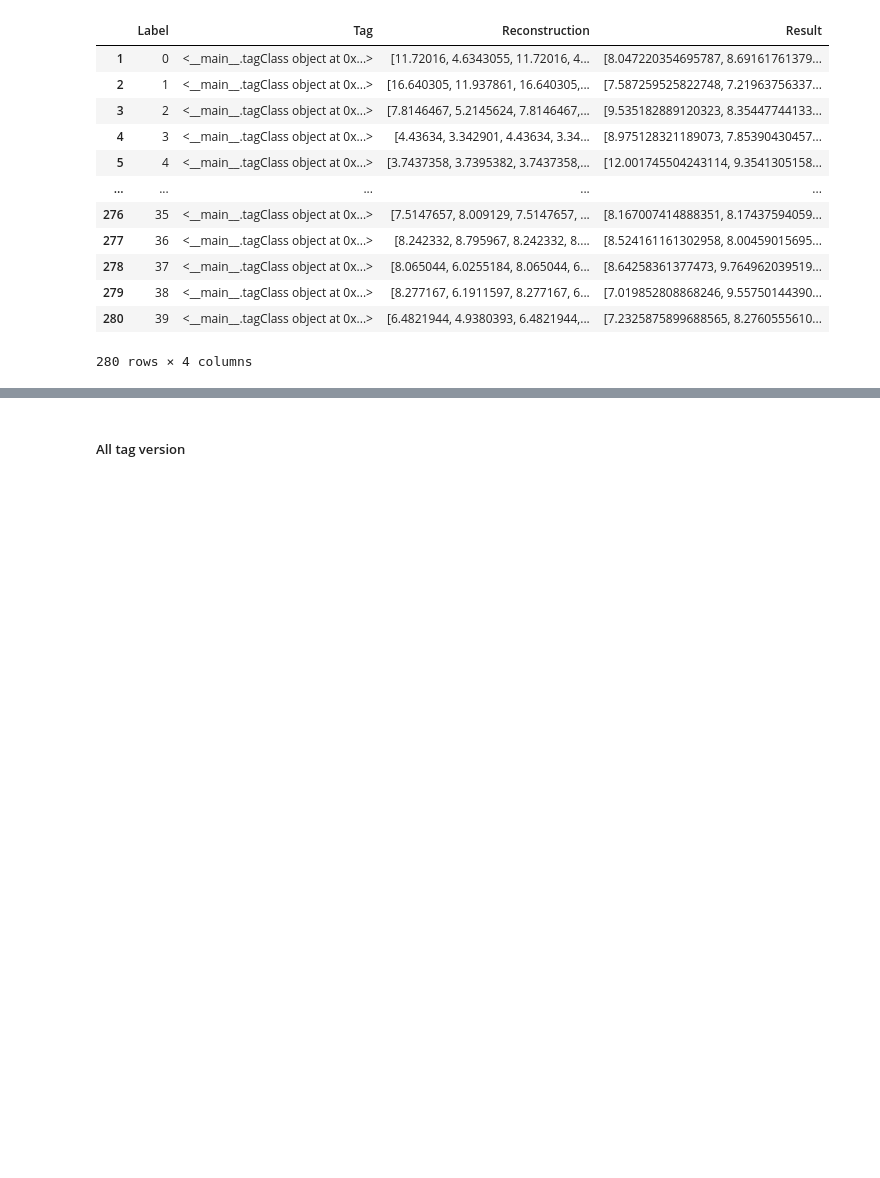
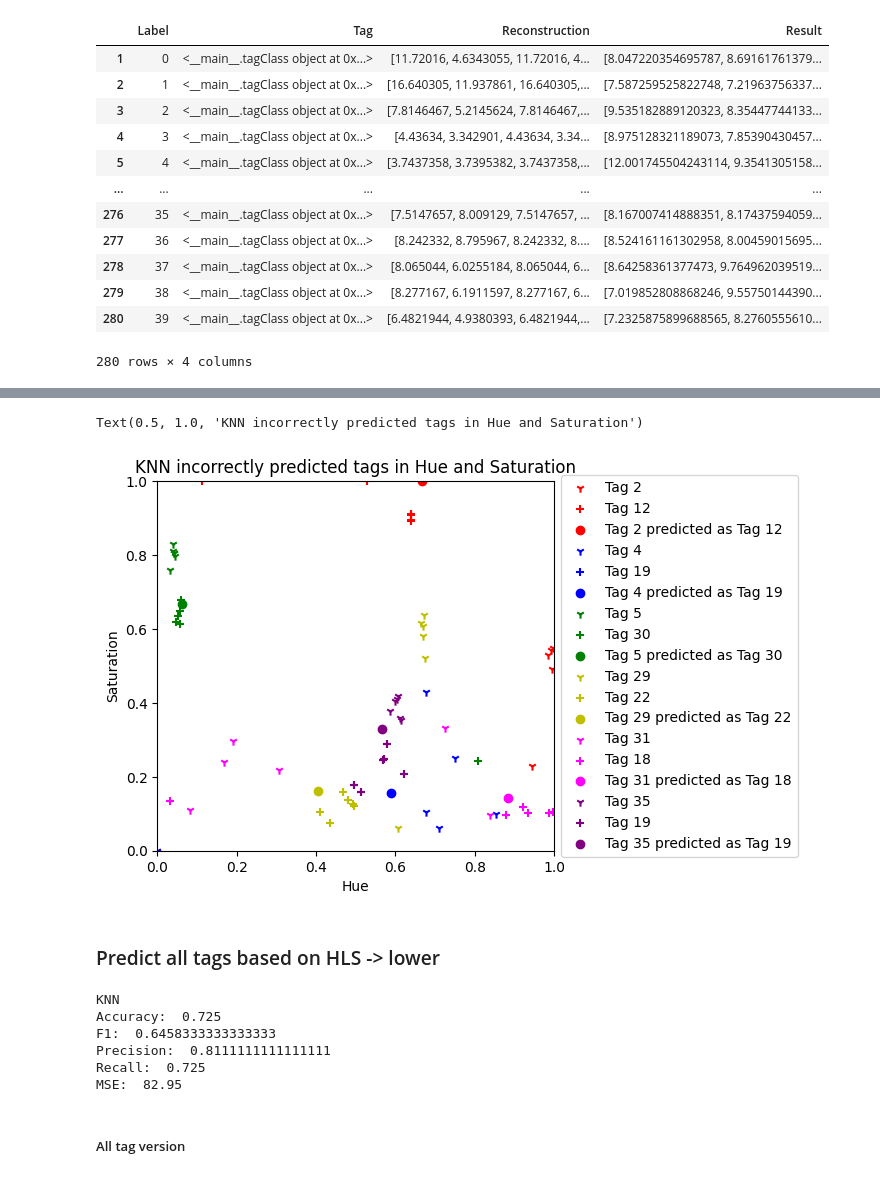
Before and after one commit to acb21kb/bumblebee-tags, a Jupyter notebook: open_files.ipynb, the cells around one changed output, grey strips where cells are left out. Cells and saved outputs as stored; diff of their text form; code cells hidden in the pictures; blank space fills up the shorter version.

```diff
--- a/open_files.ipynb
+++ b/open_files.ipynb
@@ -658,3 +765,44 @@ allTagPred
+# %%
+ax = plt.axes()
+c = ['r', 'b', 'g', 'y', 'magenta', 'purple']
+for label in range(len(incorrect)):
+    actualHS = np.array([[h, s] for (h, _, s) in [colorsys.rgb_to_hls(c[0], c[1], c[2]) for c in by_tag[incorrect[label][0]]]])
+    plt.scatter(actualHS[:, 0], actualHS[:, 1], marker='1', c=c[label], label=f'Tag {incorrect[label][0]}')
+
+    predicted_asHS = np.array([[h, s] for (h, _, s) in [colorsys.rgb_to_hls(c[0], c[1], c[2]) for c in by_tag[incorrect[label][1]]]])
+    plt.scatter(predicted_asHS[:, 0], predicted_asHS[:, 1], marker='+', c=c[label], label=f'Tag {incorrect[label][1]}')
+
+    (h, _, s) = colorsys.rgb_to_hls(incorrect[label][2][0], incorrect[label][2][1], incorrect[label][2][2])
+    tagHS = [h, s]
+    plt.scatter(tagHS[0], tagHS[1], marker='o', c=c[label], label=f'Tag {incorrect[label][0]} predicted as Tag {incorrect[label][1]}')
+
+ax.set(xlim=(0, 1.0), ylim=(0, 1.0))
+box = ax.get_position()
+ax.set_position([box.x0, box.y0, box.width * 0.8, box.height])
+ax.legend(loc='center left', bbox_to_anchor=(1, 0.5))
+plt.xlabel('Hue')
+plt.ylabel('Saturation')
+plt.title(label='KNN incorrectly predicted tags in Hue and Saturation')
+# %% [output]
+Text(0.5, 1.0, 'KNN incorrectly predicted tags in Hue and Saturation')
+[figure, added]
+# %% [markdown]
+### Predict all tags based on HLS -> lower
+# %%
+by_hls = np.array([[h, s] for (h, _, s) in [colorsys.rgb_to_hls(c[0], c[1], c[2]) for c in by_tag_all]])
+test_hls = np.array([[h, s] for (h, _, s) in [colorsys.rgb_to_hls(c[0], c[1], c[2]) for c in test_set]])
+
+knn_hls = KNeighborsClassifier()
+knn_hls.fit(by_hls, by_tag_labels)
+predict_hls = knn_hls.predict(test_hls)
+scores(predict_hls, list(range(40)), "KNN")
+# %% [output]
+KNN
+Accuracy:  0.725
+F1:  0.6458333333333333
+Precision:  0.8111111111111111
+Recall:  0.725
+MSE:  82.95
 # %% [markdown]
 ##### All tag version
 # %%
```
Also changed, not shown: parts of 11 cells of this notebook.
